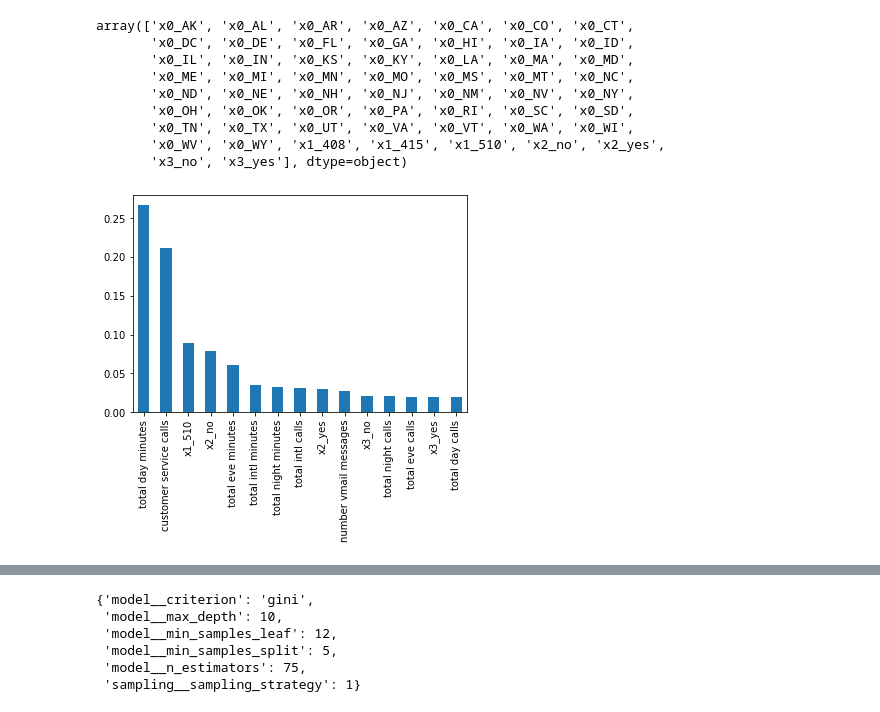
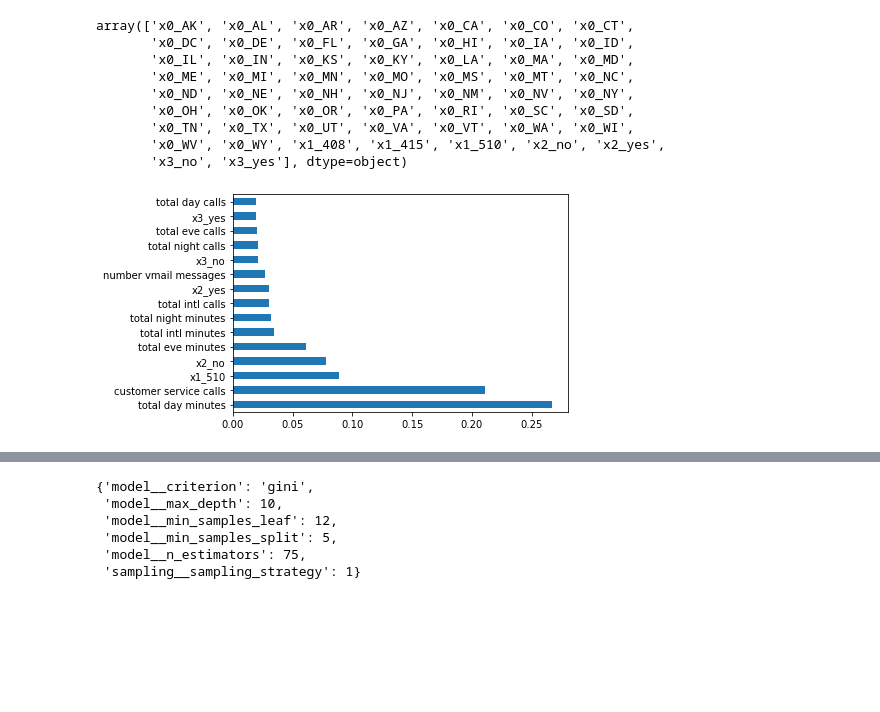
Before and after one commit to ddcots24/Churn, a Jupyter notebook: Daniel/Project_3_EDA.ipynb, the cells around one changed output, grey strips where cells are left out. Saved outputs shown, nothing was run; the diff lists cells and outputs as text; code cells hidden in the pictures; blank space fills up the shorter version.

Commit message:
visualizations

```diff
--- a/Daniel/Project_3_EDA.ipynb
+++ b/Daniel/Project_3_EDA.ipynb
@@ -361,7 +355,7 @@ columns_names = ['x0_AK', 'x0_AL', 'x0_AR', 'x0_AZ', 'x0_CA', 'x0_CO', 'x0_CT',
 # %%
 #Creating a plot for the top 15 feature importances of the model which highly influence the target to churn
 feature_imp = randomRF_best_model['model'].feature_importances_
 feat_imp_series = pd.Series(feature_imp, index = columns_names).sort_values(ascending = False)
-feat_imp_series.nlargest(15).plot(kind = 'bar');
+feat_imp_series.nlargest(15).plot(kind = 'barh');
 # %% [output]
-[figure, old version]
+[figure, new version]
```
Also changed, not shown: parts of 8 cells of this notebook.
